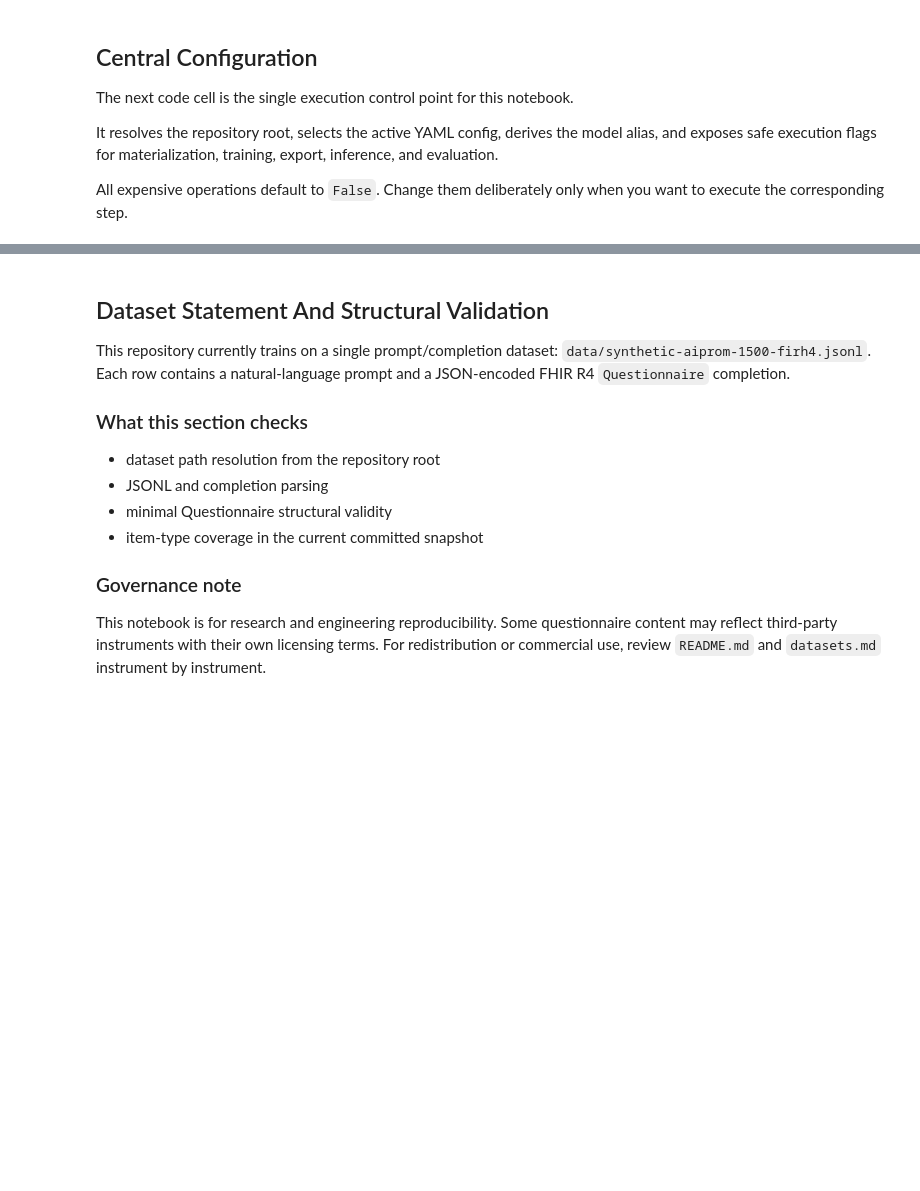
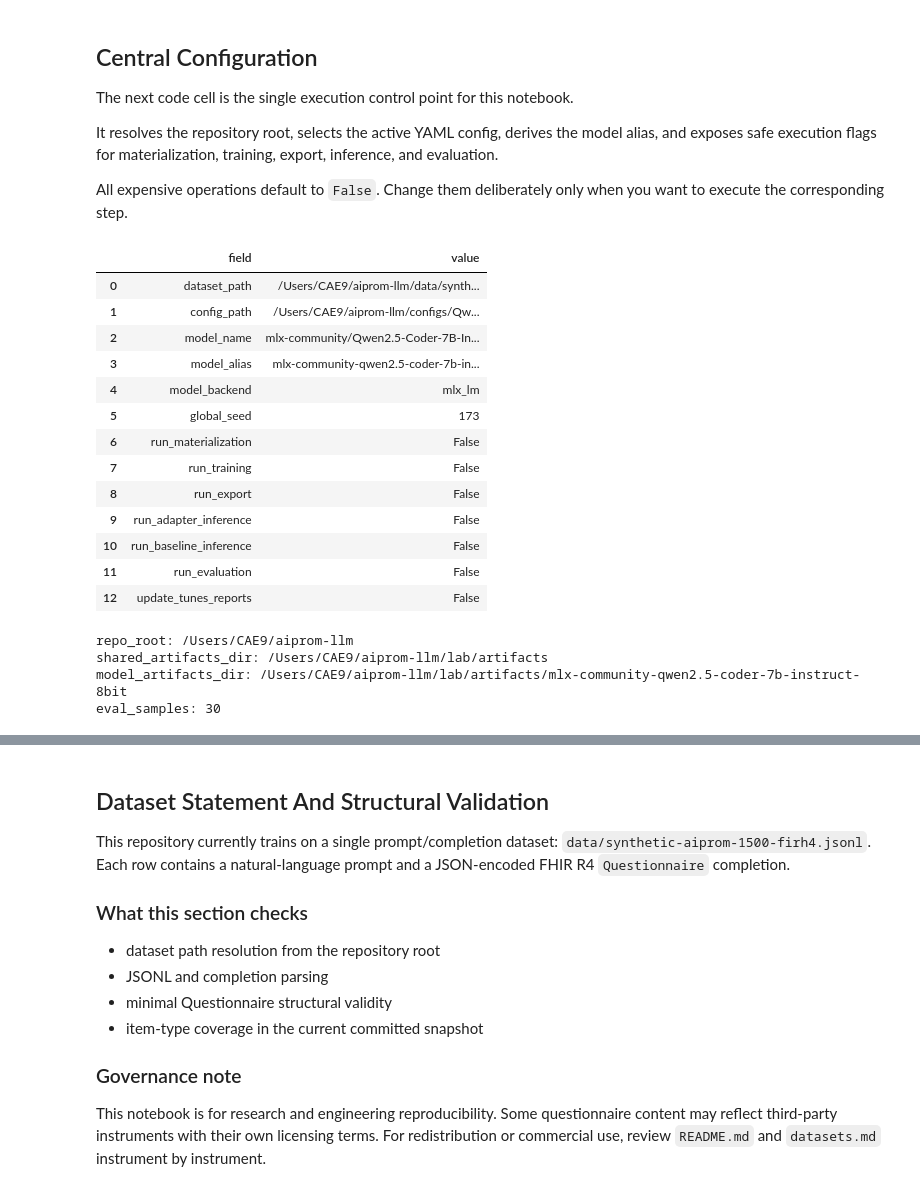
Before and after one commit to pablopimas/aiphet-llm-fine-tunning, a Jupyter notebook: lab/aiprom-fhir-finetune.ipynb, the cells around one changed output, grey strips where cells are left out. Drawn from its saved outputs; the diff is of its cells as text; code cells hidden in the pictures; blank space fills up the shorter version.

```diff
--- a/lab/aiprom-fhir-finetune.ipynb
+++ b/lab/aiprom-fhir-finetune.ipynb
@@ -95,6 +96,7 @@ from scripts.notebook_workflow import (
     build_training_snapshot,
     build_workflow_config,
     command_preview,
+    extract_json_object,
     load_prompt_completion_records,
     materialize_dataset,
     persist_training_snapshot,
@@ -108,36 +110,55 @@ from scripts.notebook_workflow import (
     summarize_split_distribution,
     workflow_summary,
     write_json_artifact,
- )
+)
 
 CONFIG_OVERRIDES = {
-    "AIPROM_CONFIG": "configs/Qwen2.5-Coder-3B-Instruct-bf16.yaml",
+    "AIPROM_CONFIG": "configs/Qwen2.5-Coder-7B-Instruct-8bit.yaml",
     "AIPROM_DATASET": DEFAULT_DATASET_REL_PATH,
     "AIPROM_RUN_MATERIALIZATION": "0",
     "AIPROM_RUN_TRAINING": "0",
     "AIPROM_RUN_EXPORT": "0",
     "AIPROM_RUN_ADAPTER_INFERENCE": "0",
     "AIPROM_RUN_BASELINE_INFERENCE": "0",
     "AIPROM_RUN_EVALUATION": "0",
     "AIPROM_UPDATE_TUNES_REPORTS": "0",
     "AIPROM_EVAL_SAMPLES": "30",
 }
 
 WORKFLOW = build_workflow_config(CONFIG_OVERRIDES)
 EVAL_SAMPLES = int(CONFIG_OVERRIDES.get("AIPROM_EVAL_SAMPLES", "30"))
 pd.set_option("display.max_colwidth", 120)
 
 summary_rows = [
     {"field": key, "value": value}
     for key, value in workflow_summary(WORKFLOW).items()
     if key not in {"repo_root", "shared_artifacts_dir", "model_artifacts_dir"}
 ]
 
 display(pd.DataFrame(summary_rows))
 print(f"repo_root: {WORKFLOW.repo_root}")
 print(f"shared_artifacts_dir: {WORKFLOW.shared_artifacts_dir}")
 print(f"model_artifacts_dir: {WORKFLOW.model_artifacts_dir}")
 print(f"eval_samples: {EVAL_SAMPLES}")
+# %% [output]
+|  | field | value |
+| 0 | dataset_path | /Users/CAE9/aiprom-llm/data/synth... |
+| 1 | config_path | /Users/CAE9/aiprom-llm/configs/Qw... |
+| 2 | model_name | mlx-community/Qwen2.5-Coder-7B-In... |
+| 3 | model_alias | mlx-community-qwen2.5-coder-7b-in... |
+| 4 | model_backend | mlx_lm |
+| 5 | global_seed | 173 |
+| 6 | run_materialization | False |
+| 7 | run_training | False |
+| 8 | run_export | False |
+| 9 | run_adapter_inference | False |
+| 10 | run_baseline_inference | False |
+| 11 | run_evaluation | False |
+| 12 | update_tunes_reports | False |
+repo_root: /Users/CAE9/aiprom-llm
+shared_artifacts_dir: /Users/CAE9/aiprom-llm/lab/artifacts
+model_artifacts_dir: /Users/CAE9/aiprom-llm/lab/artifacts/mlx-community-qwen2.5-coder-7b-instruct-8bit
+eval_samples: 30
 # %%
 publication_notes = pd.DataFrame(build_publication_notes(WORKFLOW))
 artifact_inventory = pd.DataFrame(
```
Also changed, not shown: parts of 10 cells of this notebook, 11 other files.
